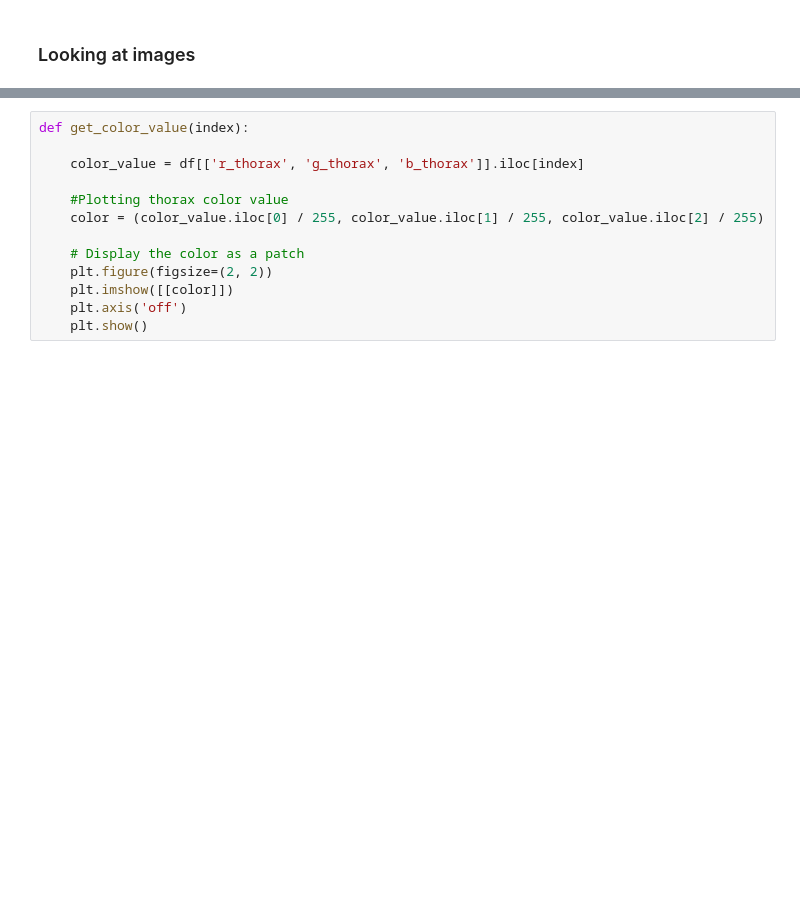
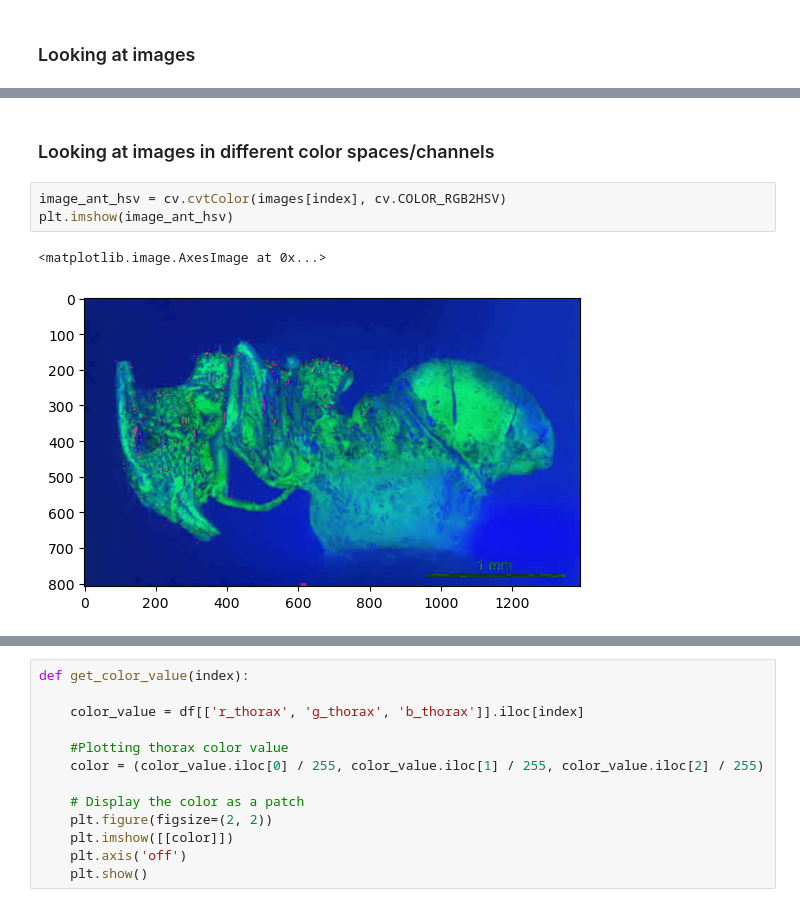
Before and after one commit to CS-433/ml-project-2-kalamariunionen, a Jupyter notebook: preparing_data.ipynb, the cells around one changed output, grey strips where cells are left out. Saved outputs shown, nothing was run; the diff lists cells and outputs as text; blank space fills up the shorter version.

```diff
--- a/preparing_data.ipynb
+++ b/preparing_data.ipynb
@@ -251,0 +272,8 @@ plt.show()
+# %% [markdown]
+### Looking at images in different color spaces/channels
+# %%
+image_ant_hsv = cv.cvtColor(images[index], cv.COLOR_RGB2HSV)
+plt.imshow(image_ant_hsv)
+# %% [output]
+<matplotlib.image.AxesImage at 0x...>
+[figure, added]
```
Also changed, not shown: parts of 29 cells of this notebook, 15 other files.
